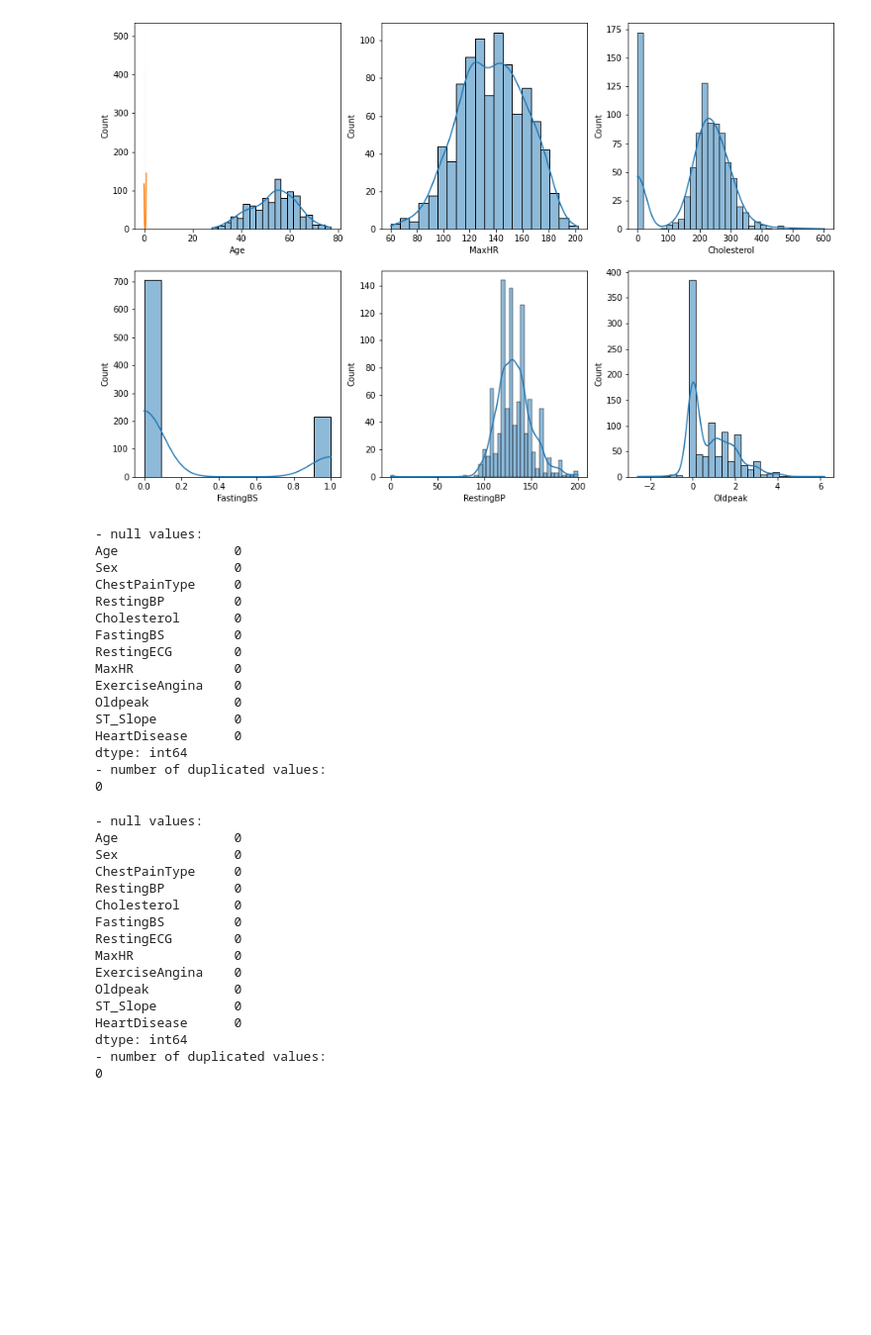
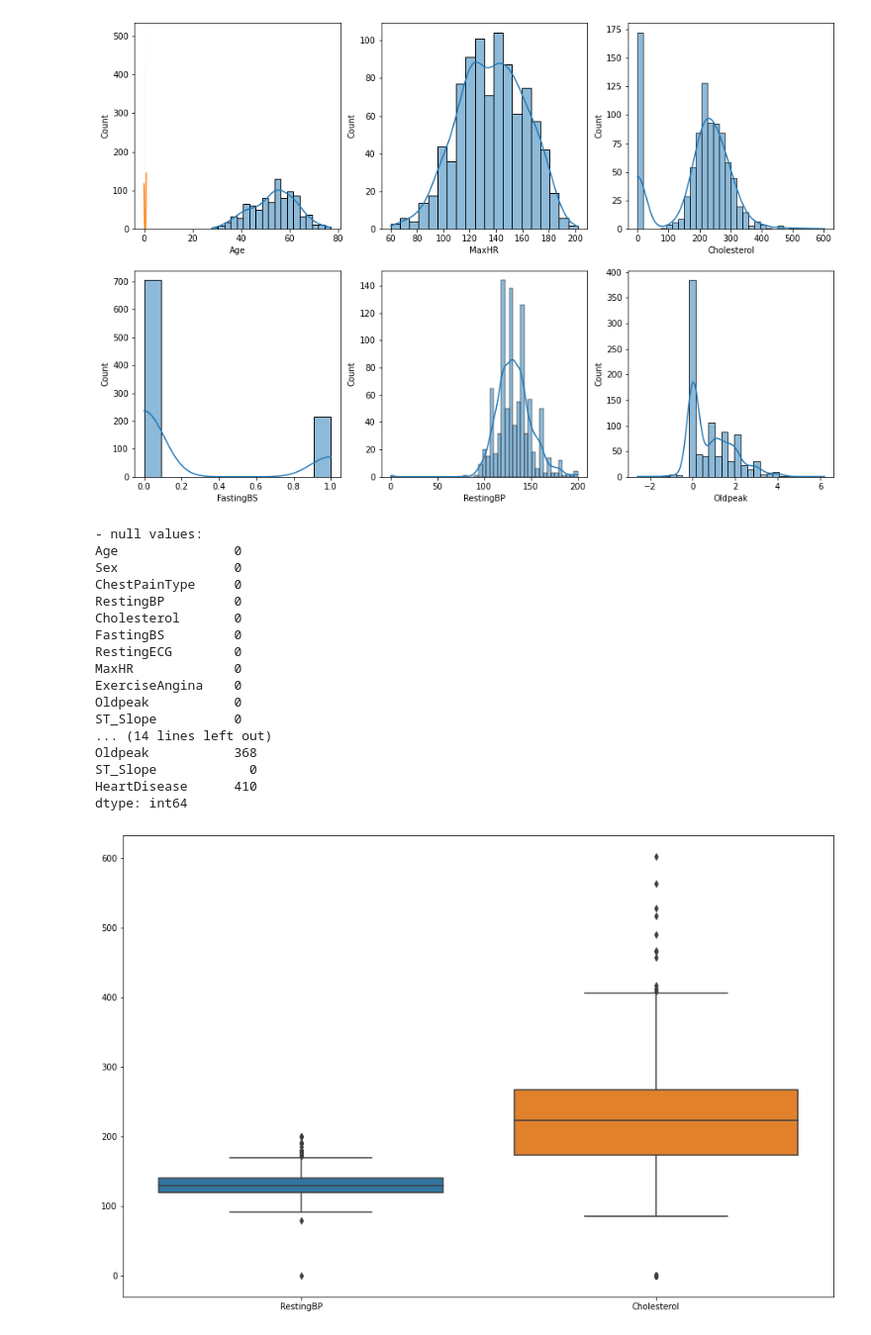
Before and after one commit to amirhossein-haerian/HAPS, a Jupyter notebook: IoT_Project.ipynb, the cells around one changed output. Shown: that part at 99% size. Drawn from its saved outputs; the diff is of its cells as text; code cells hidden in the pictures; blank space fills up the shorter version.

Commit message:
add box plot for missing values & change zero values with median

```diff
--- a/IoT_Project.ipynb
+++ b/IoT_Project.ipynb
@@ -97,15 +84,16 @@ plt.show()
 # %% [output]
 [figure]
 # %%
-# data = data[data['RestingBP'] > 0]
-# data = data[data['Cholesterol'] > 0]
-# data = data[data['Oldpeak'] >= 0]
+# missing values
 
 print("- null values:")
 print(data.isnull().sum())
 
 print("- number of duplicated values:")
 print(data.duplicated().sum())
+
+print("- number of zero values:")
+print((data == 0).sum())
 # %% [output]
 - null values:
 Age               0
@@ -119,32 +107,21 @@ MaxHR             0
 ExerciseAngina    0
 Oldpeak           0
 ST_Slope          0
-HeartDisease      0
+... (14 lines left out)
+Oldpeak           368
+ST_Slope            0
+HeartDisease      410
 dtype: int64
-- number of duplicated values:
-0
-# %%
-# data = data[data['Oldpeak'] >= 0]
-
-print("- null values:")
-print(data.isnull().sum())
-
-print("- number of duplicated values:")
-print(data.duplicated().sum())
-# %% [output]
-- null values:
-Age               0
-Sex               0
-ChestPainType     0
-RestingBP         0
-Cholesterol       0
-FastingBS         0
-RestingECG        0
-MaxHR             0
-ExerciseAngina    0
-Oldpeak           0
-ST_Slope          0
-HeartDisease      0
-dtype: int64
-- number of duplicated values:
-0
+# %%
+# checking for outliers
+
+# RestingBP > 0
+# Cholesterol > 0
+
+f, axes = plt.subplots(figsize=(15, 10))
+
+sns.boxplot(data=data[["RestingBP", "Cholesterol"]])
+
+plt.show() # we have outliers on the features
+# %% [output]
+[figure, added]
```
Also changed, not shown: parts of 3 cells of this notebook.
